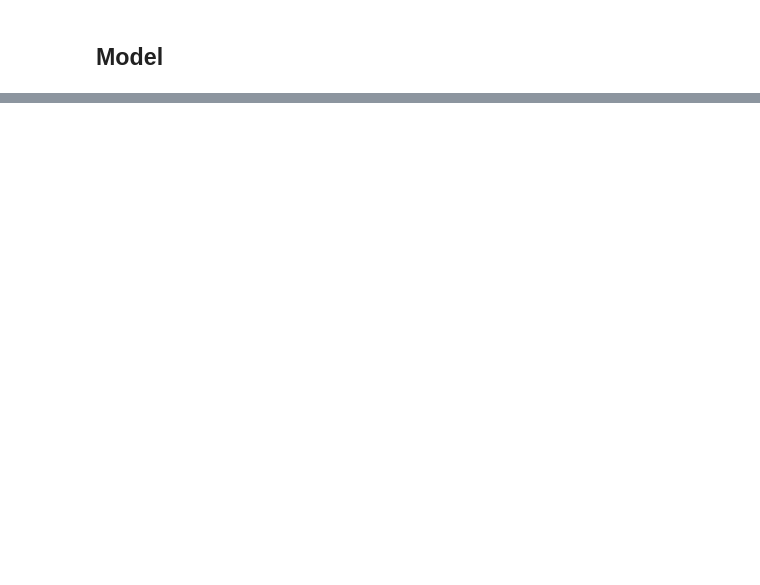
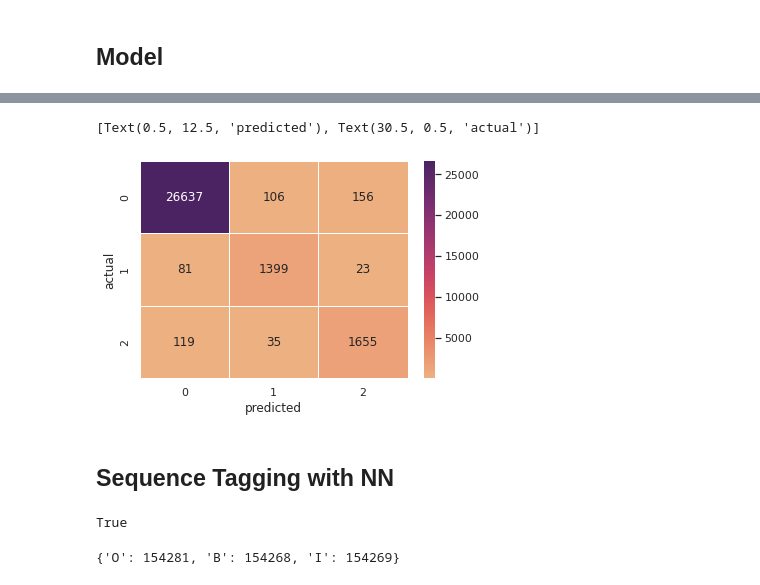
Before and after one commit to e-lubrini/terminology-builder, a Jupyter notebook: project.ipynb, the cells around one changed output, grey strips where cells are left out. Saved outputs shown, nothing was run; the diff lists cells and outputs as text; code cells hidden in the pictures; blank space fills up the shorter version.

```diff
--- a/project.ipynb
+++ b/project.ipynb
@@ -404,0 +534,18 @@ metrics.flat_f1_score(y_test, y_pred,
+# %%
+flat_y_test = []
+flat_y_pred = []
+for elem in y_test:
+    flat_y_test.extend(elem)
+for elem in y_pred:
+    flat_y_pred.extend(elem)
+
+
+conf_mat = confusion_matrix(flat_y_test, flat_y_pred, labels = labels)
+sns.set(font_scale=1)
+matrix = sns.heatmap(conf_mat, annot=True, fmt='d', linewidths=.5, cmap='flare')
+matrix.set(xlabel='predicted', ylabel='actual')
+# %% [output]
+[Text(0.5, 12.5, 'predicted'), Text(30.5, 0.5, 'actual')]
+[figure, added]
+# %% [markdown]
+## Sequence Tagging with NN
@@ -404,0 +555,6 @@ metrics.flat_f1_score(y_test, y_pred,
+# %%
+words = [w for triple in annotations for w,pos,bios in triple]
+tags = [bios for triple in annotations for w,pos,bios in triple]
+len(words)==len(tags)
+# %% [output]
+True
@@ -404,0 +565,4 @@ metrics.flat_f1_score(y_test, y_pred,
+# %%
+tag2idx
+# %% [output]
+{'O': 154281, 'B': 154268, 'I': 154269}
```
Also changed, not shown: parts of 34 cells of this notebook.
